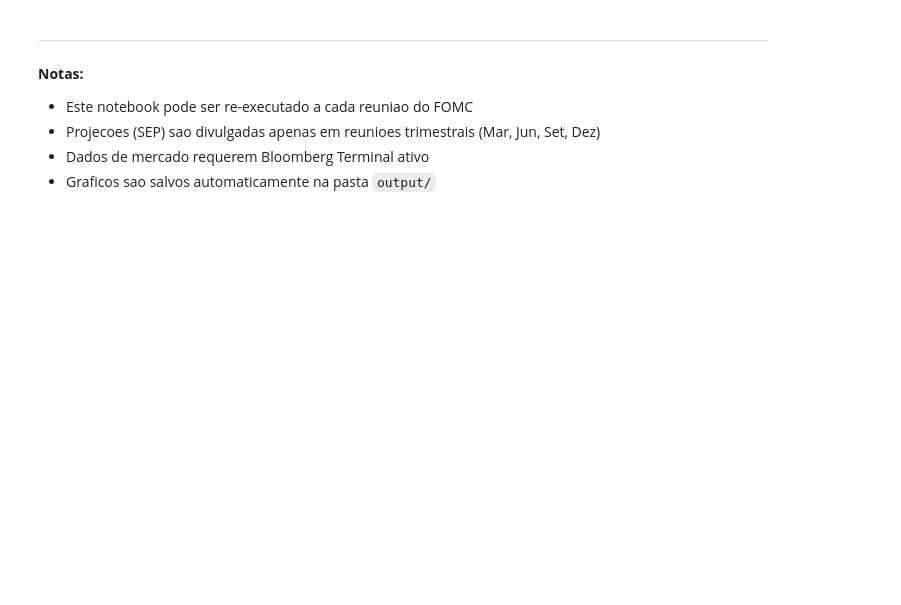
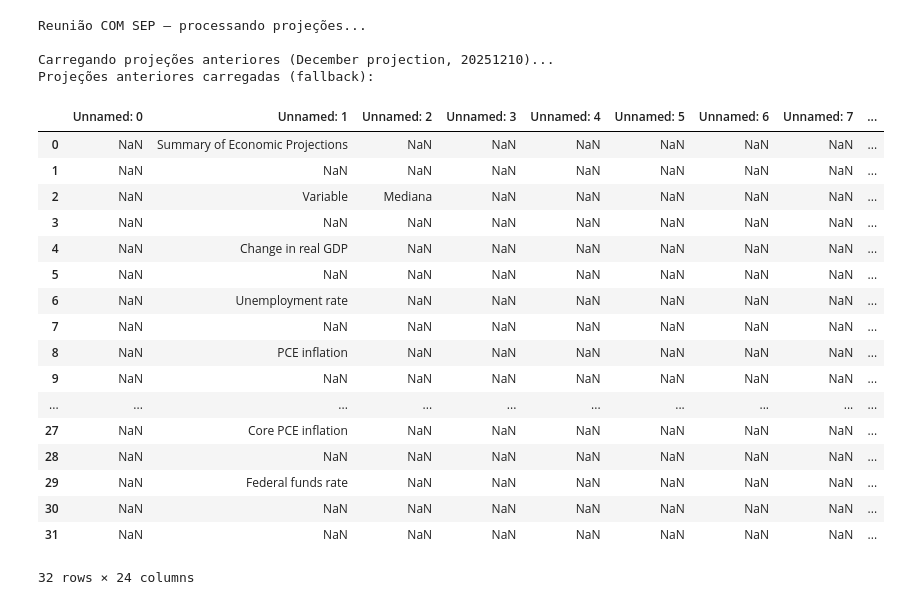
Before and after one commit to marc3lom/mkt_intel, a Jupyter notebook: produtos/informes_eventos/src/reports/fomc/notebooks/fomc_analysis.ipynb, the cells around one changed output. Saved outputs shown, nothing was run; the diff lists cells and outputs as text; code cells hidden in the pictures; blank space fills up the shorter version.

```diff
--- a/produtos/informes_eventos/src/reports/fomc/notebooks/fomc_analysis.ipynb
+++ b/produtos/informes_eventos/src/reports/fomc/notebooks/fomc_analysis.ipynb
@@ -365,8 +169,69 @@ Dados exportados para: e:\Github\marc3lom\py-bcb\output\reports\fomc\fomc_analys
-# %% [markdown]
----
-
-**Notas:**
-- Este notebook pode ser re-executado a cada reuniao do FOMC
-- Projecoes (SEP) sao divulgadas apenas em reunioes trimestrais (Mar, Jun, Set, Dez)
-- Dados de mercado requerem Bloomberg Terminal ativo
-- Graficos sao salvos automaticamente na pasta `output/`
+# %%
+# Projeções SEP (condicional — só para reuniões Mar/Jun/Set/Dez)
+sep_current = None
+sep_prior = None
+prior_label = None
+current_ct = None
+prior_ct = None
+
+if is_sep_meeting(MEETING_DATE):
+    print("Reunião COM SEP — processando projeções...\n")
+
+    # Parse completo do PDF de projeções
+    if documents.get('projections'):
+        proj_data = parse_projection_table(documents['projections'])
+        sep_current = proj_data.get('medians')
+        sep_prior = proj_data.get('prior_medians')
+        prior_label = proj_data.get('prior_label', 'Prior projection')
+        current_ct = proj_data.get('central_tendency')
+        prior_ct = proj_data.get('prior_ct')
+
+        if sep_current is not None and not sep_current.empty:
+            print("Projeções atuais (mediana):")
+            display(sep_current)
+
+        if sep_prior is not None and not sep_prior.empty:
+            print(f"\nProjeções anteriores ({prior_label}):")
+            display(sep_prior)
+
+        if current_ct is not None and not current_ct.empty:
+            print("\nTendência Central (atual):")
+            display(current_ct)
+    else:
+        # Fallback: carregar projeções de fontes alternativas
+        prior_date = get_prior_sep_meeting_date(MEETING_DATE)
+        if prior_date:
+            prior_label = get_prior_meeting_label(prior_date)
+            print(f"Carregando projeções anteriores ({prior_label}, {prior_date})...")
+            sep_prior_fallback = get_prior_sep_projections(MEETING_DATE)
+            if sep_prior_fallback is not None and not sep_prior_fallback.empty:
+                sep_prior = sep_prior_fallback
+                print("Projeções anteriores carregadas (fallback):")
+                display(sep_prior)
+
+    print(f"\nAnos disponíveis: {proj_data.get('year_columns', [])}" if documents.get('projections') else "")
+else:
+    print("Reunião SEM SEP — seção de projeções será omitida no relatório.")
+# %% [output]
+Reunião COM SEP — processando projeções...
+
+Carregando projeções anteriores (December projection, 20251210)...
+Projeções anteriores carregadas (fallback):
+|  | Unnamed: 0 | Unnamed: 1 | Unnamed: 2 | Unnamed: 3 | Unnamed: 4 | Unnamed: 5 | Unnamed: 6 | Unnamed: 7 | ... |
+| 0 | NaN | Summary of Economic Projections | NaN | NaN | NaN | NaN | NaN | NaN | ... |
+| 1 | NaN | NaN | NaN | NaN | NaN | NaN | NaN | NaN | ... |
+| 2 | NaN | Variable | Mediana | NaN | NaN | NaN | NaN | NaN | ... |
+| 3 | NaN | NaN | NaN | NaN | NaN | NaN | NaN | NaN | ... |
+| 4 | NaN | Change in real GDP | NaN | NaN | NaN | NaN | NaN | NaN | ... |
+| 5 | NaN | NaN | NaN | NaN | NaN | NaN | NaN | NaN | ... |
+| 6 | NaN | Unemployment rate | NaN | NaN | NaN | NaN | NaN | NaN | ... |
+| 7 | NaN | NaN | NaN | NaN | NaN | NaN | NaN | NaN | ... |
+| 8 | NaN | PCE inflation | NaN | NaN | NaN | NaN | NaN | NaN | ... |
+| 9 | NaN | NaN | NaN | NaN | NaN | NaN | NaN | NaN | ... |
+| ... | ... | ... | ... | ... | ... | ... | ... | ... | ... |
+| 27 | NaN | Core PCE inflation | NaN | NaN | NaN | NaN | NaN | NaN | ... |
+| 28 | NaN | NaN | NaN | NaN | NaN | NaN | NaN | NaN | ... |
+| 29 | NaN | Federal funds rate | NaN | NaN | NaN | NaN | NaN | NaN | ... |
+| 30 | NaN | NaN | NaN | NaN | NaN | NaN | NaN | NaN | ... |
+| 31 | NaN | NaN | NaN | NaN | NaN | NaN | NaN | NaN | ... |
+32 rows × 24 columns
```
Also changed, not shown: parts of 27 cells of this notebook, 5 other files.
